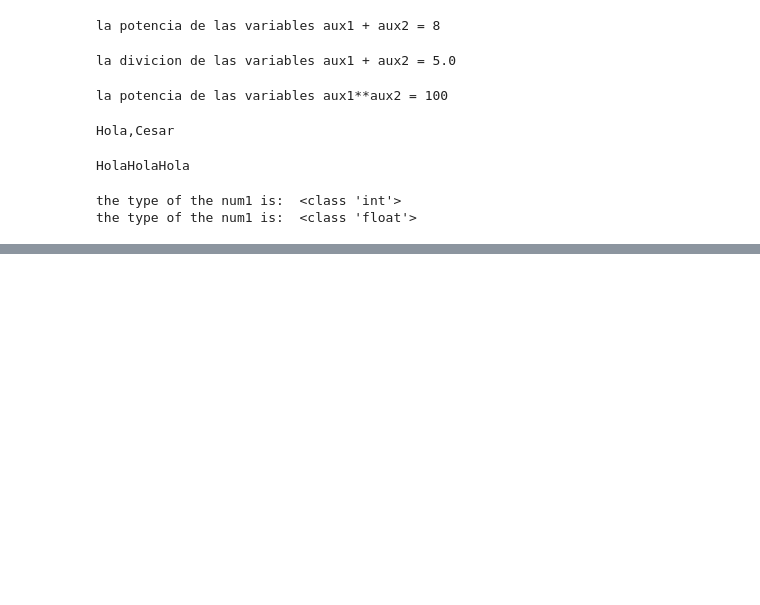
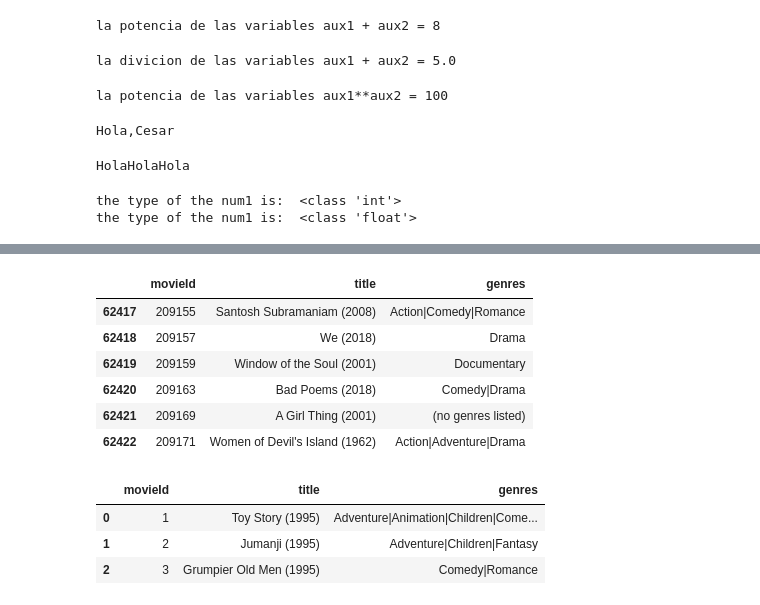
Before and after one commit to Cesar200210/Inteligencia-Artificial-, a Jupyter notebook: Copia_de_Untitled1.ipynb, the cells around one changed output, grey strips where cells are left out. Cells and saved outputs as stored; diff of their text form; code cells hidden in the pictures; blank space fills up the shorter version.

```diff
--- a/Copia_de_Untitled1.ipynb
+++ b/Copia_de_Untitled1.ipynb
@@ -126,0 +104,17 @@ Name: juan, dtype: float64
+# %%
+df.tail(6)
+# %% [output]
+|  | movieId | title | genres |
+| 62417 | 209155 | Santosh Subramaniam (2008) | Action|Comedy|Romance |
+| 62418 | 209157 | We (2018) | Drama |
+| 62419 | 209159 | Window of the Soul (2001) | Documentary |
+| 62420 | 209163 | Bad Poems (2018) | Comedy|Drama |
+| 62421 | 209169 | A Girl Thing (2001) | (no genres listed) |
+| 62422 | 209171 | Women of Devil's Island (1962) | Action|Adventure|Drama |
+# %%
+df.head(3)
+# %% [output]
+|  | movieId | title | genres |
+| 0 | 1 | Toy Story (1995) | Adventure|Animation|Children|Come... |
+| 1 | 2 | Jumanji (1995) | Adventure|Children|Fantasy |
+| 2 | 3 | Grumpier Old Men (1995) | Comedy|Romance |
```
Also changed, not shown: parts of 16 cells of this notebook.
